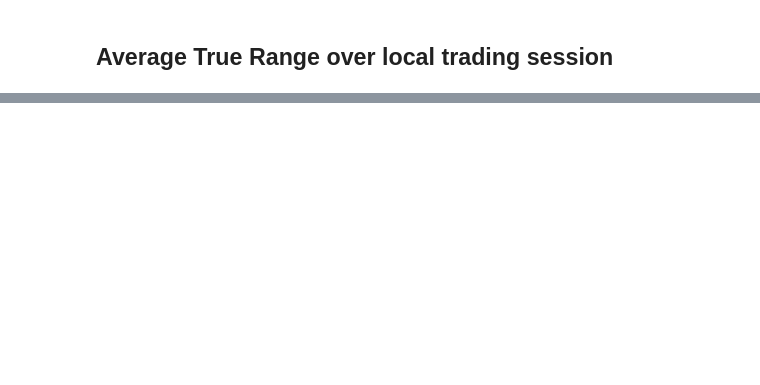
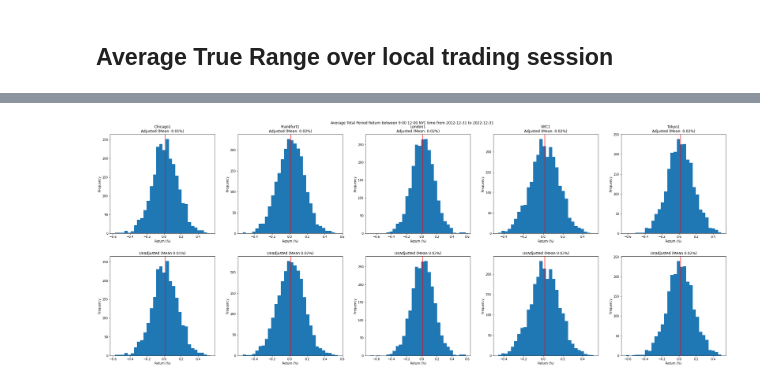
Before and after one commit to diegodalvarez/SyntheticFuturesAnalysis, a Jupyter notebook: notebook/Analysis.ipynb, the cells around one changed output, grey strips where cells are left out. Saved outputs shown, nothing was run; the diff lists cells and outputs as text; code cells hidden in the pictures; blank space fills up the shorter version.

```diff
--- a/notebook/Analysis.ipynb
+++ b/notebook/Analysis.ipynb
@@ -909,0 +1076,55 @@ plot_daily_avg_true_range(df_price)
+# %%
+def plot_avg_total_intraday_nyc_rtn_hist(
+    df_price: pd.DataFrame,
+    nyc_hour1: int = 9,
+    nyc_hour2: int = 12):
+
+    df_rtn = get_total_intraday_rtn(df_price = df_price, nyc_hour1 = nyc_hour1, nyc_hour2 = nyc_hour)
+    contracts = df_rtn.contract_name.drop_duplicates().to_list()
+    fig, axes = plt.subplots(ncols = len(contracts), nrows = 2, figsize = (30,12))
+
+    for i, contract in enumerate(contracts):
+
+        df_tmp = (df_rtn.query(
+            "contract_name == @contract").
+            drop(columns = ["contract_name"]))
+
+        df_adj, df_unadj = df_tmp.query("roll == 'adj'"), df_tmp.query("roll == 'unadj'")
+        df_adj_mean, df_unadj_mean = df_adj.rtn.mean(), df_unadj.rtn.mean()
+
+        (df_adj.plot(
+            ax = axes[0,i],
+            kind = "hist",
+            legend = False,
+            bins = 30,
+            title = "{}\nAdjusted (Mean: {}%)".format(
+                contract,
+                round(df_adj_mean,2))))
+
+        axes[0,i].axvline(df_adj_mean, color = "red")
+
+        (df_unadj.plot(
+            ax = axes[1,i],
+            kind = "hist",
+            legend = False,
+            bins = 30,
+            title = "Unadjusted (Mean {}%)".format(
+                round(df_unadj_mean, 2))))
+
+        axes[1,i].axvline(df_unadj_mean, color = "red")
+
+        axes[0,i].set_xlabel("Return (%)")
+        axes[1,i].set_xlabel("Return (%)")
+
+    fig.suptitle("Average Total Period Return between {}:00 {}:00 NYC time from {} to {}".format(
+        nyc_hour1,
+        nyc_hour2,
+        df_price.nyc_time.min().date(),
+        df_price.nyc_time.max().date()))
+
+    plt.tight_layout(pad = 3)
+    plt.show()
+
+plot_avg_total_intraday_nyc_rtn_hist(df_price)
+# %% [output]
+[figure, added]
```
Also changed, not shown: parts of 15 cells of this notebook.
